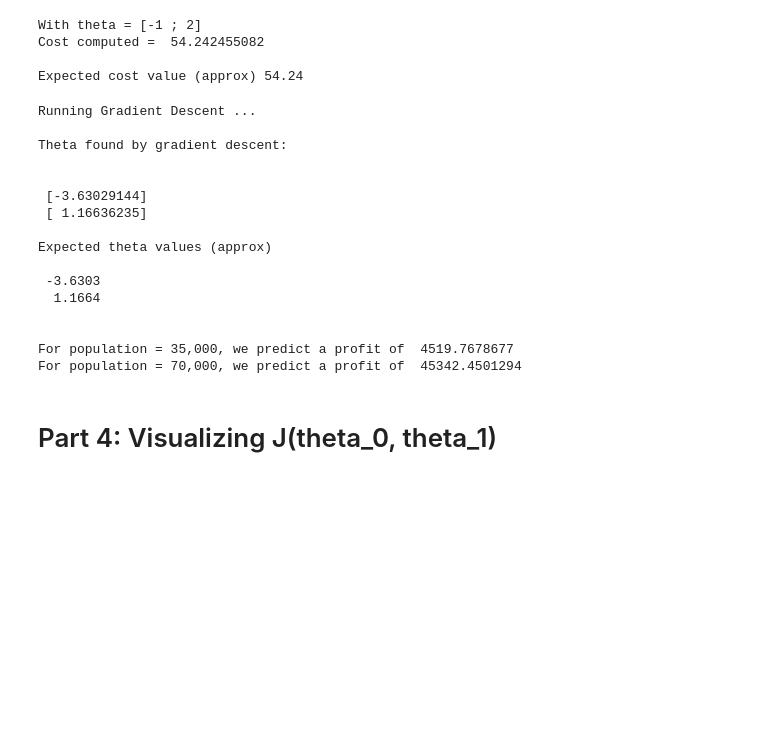
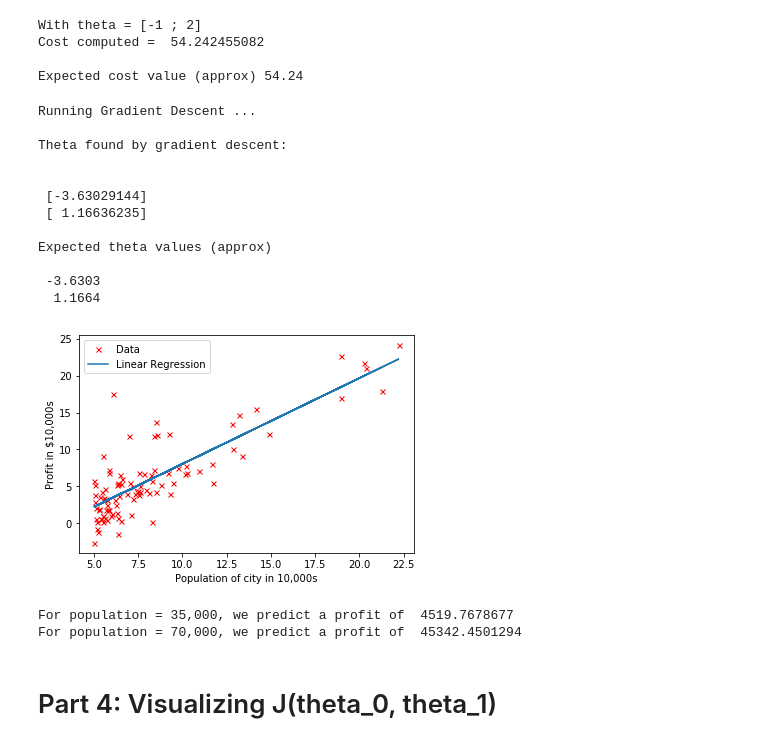
Before and after one commit to Rajat-R-Bapuri/Machine-Learning-by-Stanford-University-Coursera, a Jupyter notebook: Week 2/ex1-python/ex1.ipynb, the cells around one changed output. Saved outputs shown, nothing was run; the diff lists cells and outputs as text; code cells hidden in the pictures; blank space fills up the shorter version.

```diff
--- a/Week 2/ex1-python/ex1.ipynb
+++ b/Week 2/ex1-python/ex1.ipynb
@@ -70,34 +70,38 @@ Expected cost value (approx) 54.24
 # %%
 print('\nRunning Gradient Descent ...\n')
 theta, J = (gradientDescent(designMatrix, y, theta, alpha, iterations))
 print('Theta found by gradient descent:\n')
 print('\n', theta[0], '\n', theta[1], '\n')
 print('Expected theta values (approx)\n')
 print(' -3.6303\n  1.1664\n\n')
 
-plt.plot(X, designMatrix.dot(theta))
+plt.plot(X, y, 'ro', marker='x', ms=5, label='Data')
+plt.plot(X, designMatrix.dot(theta), label='Linear Regression')
+plt.xlabel('Population of city in 10,000s')
+plt.ylabel('Profit in $10,000s')
+plt.legend()
+plt.show()
 
 predict1 = np.sum(np.array([1, 3.5]).dot(theta))
 print('For population = 35,000, we predict a profit of ', predict1*10000)
 predict2 = np.sum(np.array([1, 7]).dot(theta))
 print('For population = 70,000, we predict a profit of ', predict2*10000)
 # %% [output]
 Running Gradient Descent ...
 
 Theta found by gradient descent:
 
 
  [-3.63029144]
  [ 1.16636235]
 
 Expected theta values (approx)
 
  -3.6303
   1.1664
-
-
-For population = 35,000, we predict a profit of  4519.7678677
-For population = 70,000, we predict a profit of  45342.4501294
+[figure, added]
+For population = 35,000, we predict a profit of  4519.7678677
+For population = 70,000, we predict a profit of  45342.4501294
 # %% [markdown]
 # Part 4: Visualizing J(theta_0, theta_1)
 # %%
```
Also changed, not shown: 1 other file.
